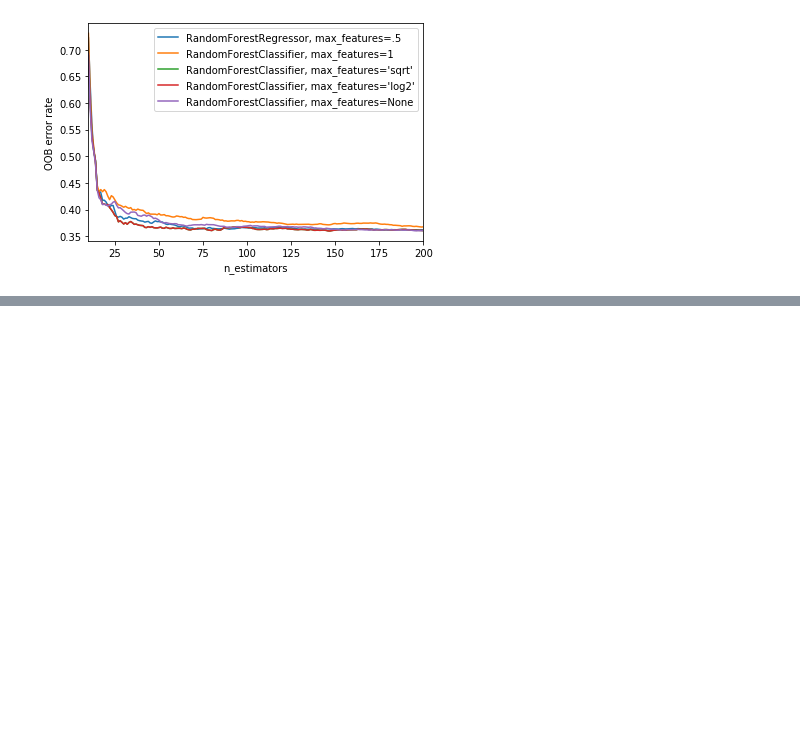
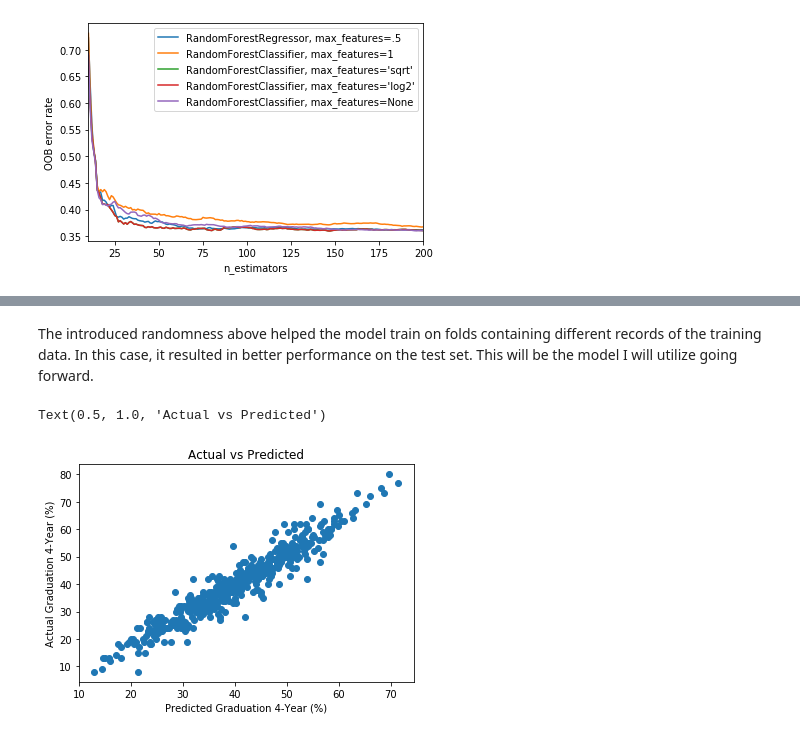
Before and after one commit to RachidRezzik/Texas_GradPercent_Predictor, a Jupyter notebook: Machine_Learning.ipynb, the cells around one changed output, grey strips where cells are left out. Saved outputs shown, nothing was run; the diff lists cells and outputs as text; code cells hidden in the pictures; blank space fills up the shorter version.

Commit message:
finalized model, ready to test on more unseen data

```diff
--- a/Machine_Learning.ipynb
+++ b/Machine_Learning.ipynb
@@ -509,0 +526,34 @@ Testing MAPE:  15.155784796860447
+# %%
+### Shuffling Training Data ###
+
+grad = pd.read_csv('Feature_Target_Data.csv')
+years = [2011, 2012, 2013, 2014]
+grad = grad.loc[grad['Year'].isin(years)]
+grad = grad[grad.columns[3:]]
+grad = grad.drop(['AP-11&12 Participating Students', 'AP-Total Exams', 'Total Graduated', 'Enrolled 4-Year (%)'], axis=1)
+X = grad.drop('Graduated 4-Year (%)', axis=1).values
+y = grad['Graduated 4-Year (%)'].values
+X_train, X_test, y_train, y_test = train_test_split(X, y, test_size=.2, random_state=639)
+rfr = RandomForestRegressor(n_jobs=-1, criterion='mse', oob_score=True)
+grid_search = GridSearchCV(rfr,
+                           param_grid={
+                                       "n_estimators": [100, 200, 600, 1000],
+                                       "min_samples_leaf": [5, 3, 2, 1],
+                                       "max_features": ['sqrt', 'log2', .5, None]
+                                       },
+                           n_jobs=-1,
+                           cv=4,
+                           iid=False, # just return the average score across folds
+                           return_train_score=False, scoring = scorers, refit = 'r2')
+grid_search.fit(X_train, y_train)
+y_pred_test = grid_search.predict(X_test)
+y_pred_train = grid_search.predict(X_train)
+y_pred_test = grid_search.predict(X_test)
+OOB = grid_search.best_estimator_
+print('\nOOB Score: ', OOB.oob_score_)
+print('\nBest Params:', grid_search.best_params_)
+print('CV - Best Score RMSE: ', min(np.sqrt(abs(grid_search.cv_results_['mean_test_mse']))))
+print('CV - Best Score R2: ', grid_search.best_score_)
+print('\nTesting RMSE:', np.sqrt(mean_squared_error(y_test, y_pred_test)))
+print('\nTesting R2: ', grid_search.score(X_test, y_test))
+print('\nTesting MAPE: ', mean_absolute_percentage_error(y_test, y_pred_test))
@@ -509,0 +572,13 @@ Testing MAPE:  15.155784796860447
+# %% [markdown]
+The introduced randomness above helped the model train on folds containing different records of the training data. In this case, it resulted in better performance on the test set. This will be the model I will utilize going forward.
+# %%
+### Actual vs Predicted Scatterplot ###
+actual = y
+predicted = grid_search.predict(X)
+plt.scatter(predicted, actual)
+plt.xlabel('Predicted Graduation 4-Year (%)')
+plt.ylabel('Actual Graduation 4-Year (%)')
+plt.title('Actual vs Predicted')
+# %% [output]
+Text(0.5, 1.0, 'Actual vs Predicted')
+[figure, added]
```
Also changed, not shown: parts of 8 cells of this notebook.
